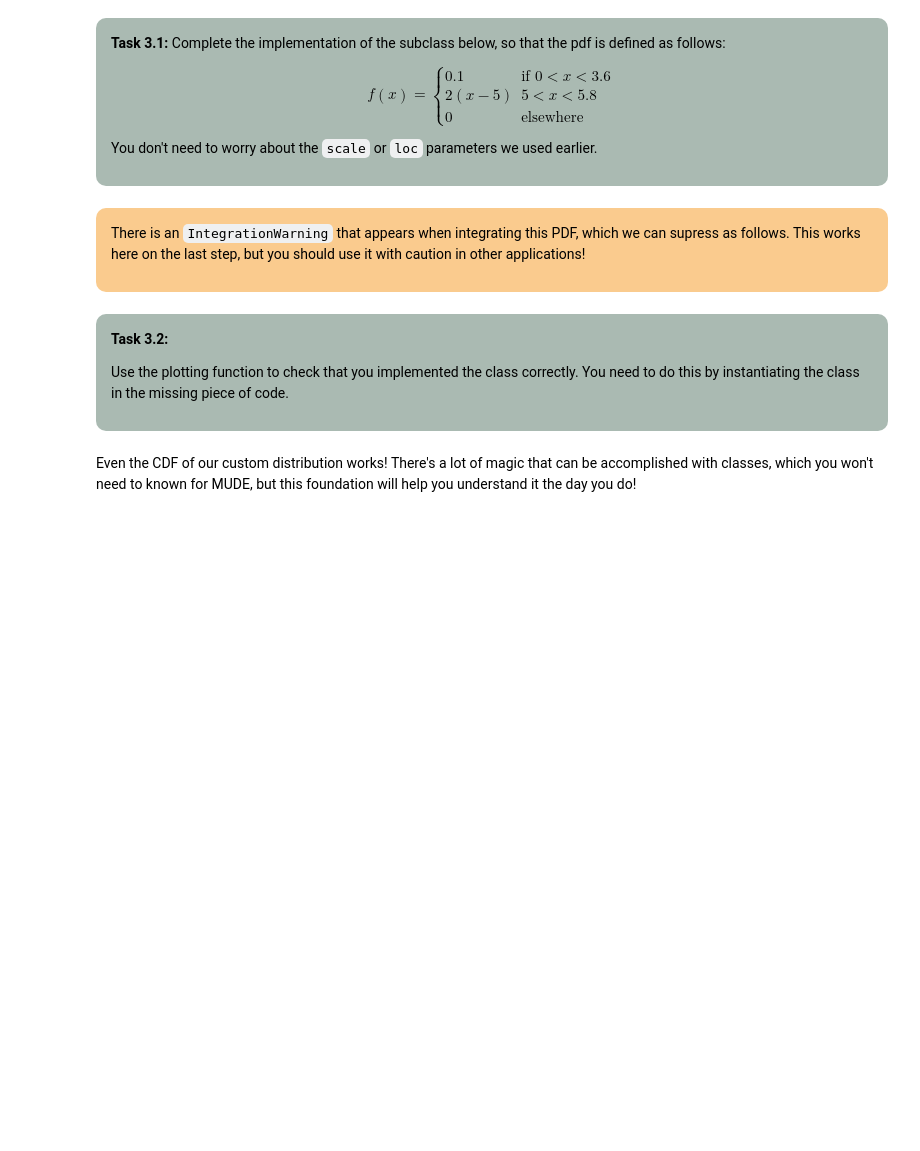
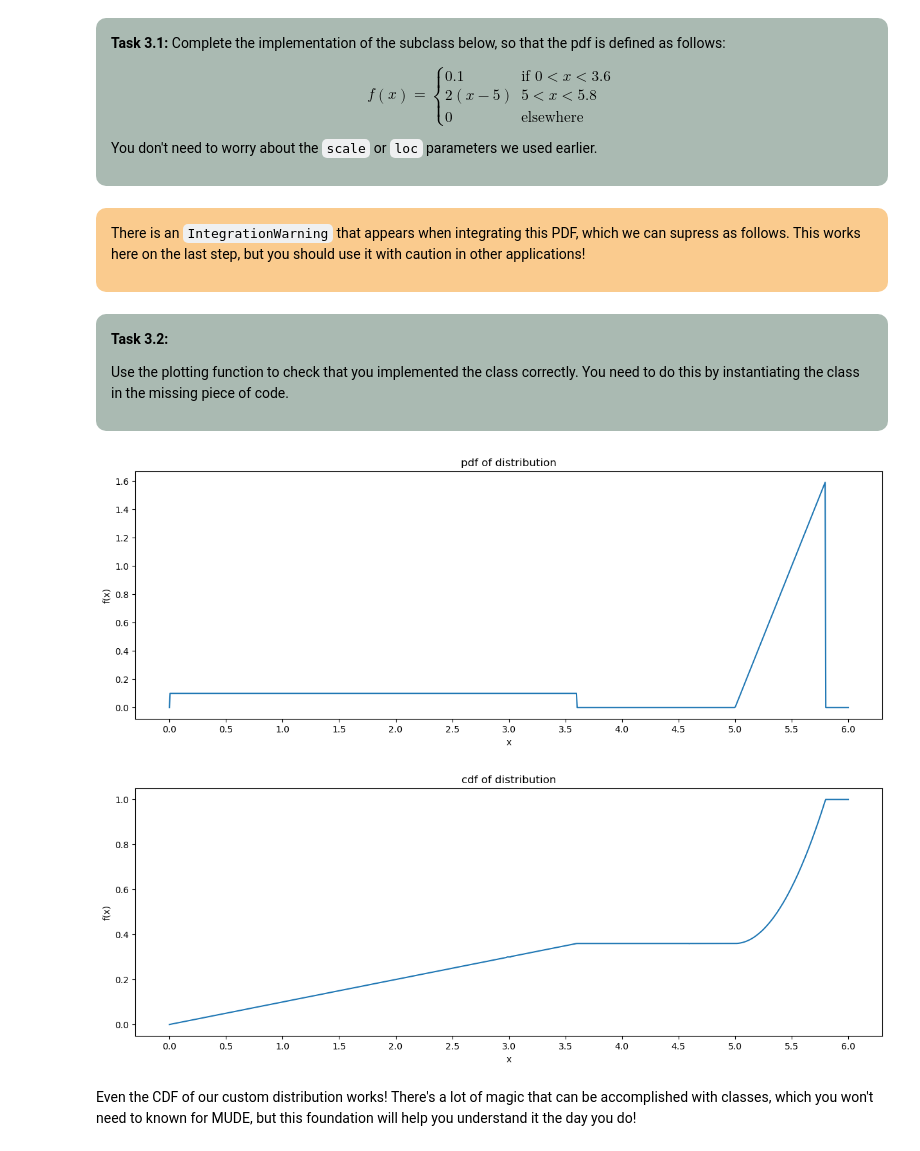
Before and after one commit to henrikluit/mude-2024-classroom-pa_1_7-PA1.7, a Jupyter notebook: PA_1_7_Classy_Distributions.ipynb, the cells around one changed output. Saved outputs shown, nothing was run; the diff lists cells and outputs as text; code cells hidden in the pictures; blank space fills up the shorter version.

```diff
--- a/PA_1_7_Classy_Distributions.ipynb
+++ b/PA_1_7_Classy_Distributions.ipynb
@@ -160,7 +175,7 @@ You don't need to worry about the `scale` or `loc` parameters we used earlier.
 </p>
 </div>
 # %%
-class new_distribution(YOUR_CODE_HERE):
+class new_distribution(scipy.stats.rv_continuous):
     """ A new piece-wise distribution."""
 
     def _pdf(self, x):
@@ -169,9 +184,14 @@ class new_distribution(YOUR_CODE_HERE):
             2(x - 5) when 5 < x < 5.8
         """
 
-        YOUR_CODE_HERE # MORE THAN ONE LINE!
+        if 0 < x < 3.6:
+            f = 0.1
+        elif 5 < x < 5.8:
+            f = 2 * (x - 5)
+        else:
+            f = 0
 
-        return YOUR_CODE_HERE
+        return f
 # %% [markdown]
 <div style="background-color:#facb8e; color: black; width:95%; vertical-align: middle; padding:15px; margin: 10px; border-radius: 10px"> <p>There is an <code>IntegrationWarning</code> that appears when integrating this PDF, which we can supress as follows. This works here on the last step, but you should use it with caution in other applications!</p></div>
 # %%
@@ -186,9 +206,12 @@ Use the plotting function to check that you implemented the class correctly. You
 </p>
 </div>
 # %%
-plot_distribution(YOUR_CODE_HERE, x_bounds = (0, 6))
-plot_distribution(YOUR_CODE_HERE, x_bounds = (0, 6), function="cdf")
+plot_distribution(new_distribution(), x_bounds = (0, 6))
+plot_distribution(new_distribution(), x_bounds = (0, 6), function="cdf")
 print()
+# %% [output]
+[figure, added]
+[figure, added]
 # %% [markdown]
 Even the CDF of our custom distribution works! There's a lot of magic that can be accomplished with classes, which you won't need to known for MUDE, but this foundation will help you understand it the day you do!
 # %% [markdown]
```
Also changed, not shown: parts of 4 cells of this notebook.
